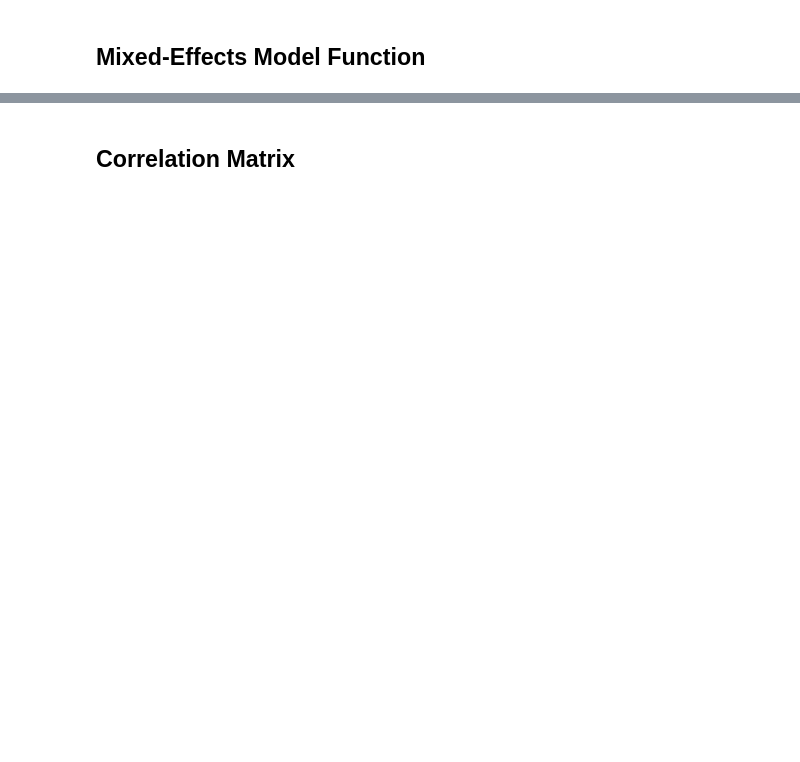
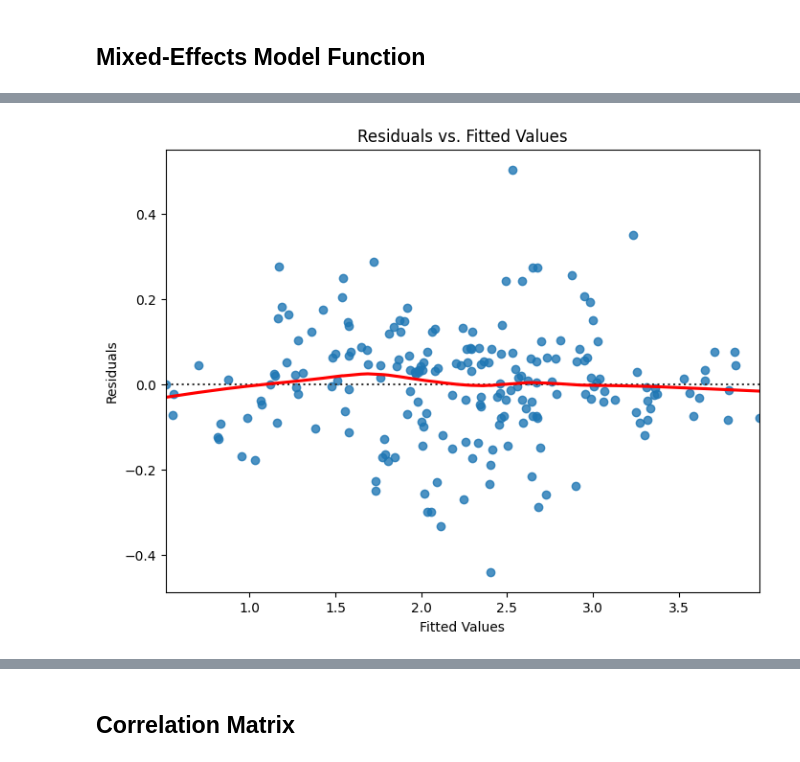
Before and after one commit to jaimebarran/fetal_brain_qc, a Jupyter notebook: notebooks/analyze_results.ipynb, the cells around one changed output, grey strips where cells are left out. Cells and saved outputs as stored; diff of their text form; code cells hidden in the pictures; blank space fills up the shorter version.

```diff
--- a/notebooks/analyze_results.ipynb
+++ b/notebooks/analyze_results.ipynb
@@ -426,0 +296,98 @@ plot_residuals(final_model, all_data)
+# %%
+# --- Model Fitting and Comparison Linear Mixed-Effects Model---
+# Full Model
+print("--- Trying Full Model (with Rater RE) ---")
+
+# Use the fit_mixed_model function
+result_full = fit_mixed_model(all_data, "rating ~ blur + noise + motion + bgair", groups="sub", re_formula="~rater")
+
+if result_full is not None:
+    print(result_full.summary())
+    full_model_converged = True
+else:
+    full_model_converged = False
+
+
+# 2. Simplified Model (no rater random effect) - Always fit this for comparison
+print("\n--- Trying Simplified Model (No Rater RE) ---")
+# Use the fit_mixed_model function (without re_formula)
+result_simple = fit_mixed_model(all_data, "rating ~ blur + noise + motion + bgair", groups="sub")
+
+if result_simple is not None:
+    print(result_simple.summary())
+
+
+# 3. Likelihood Ratio Test (ONLY if the full model converged AND simplified model converged)
+if full_model_converged and result_simple is not None:
+    lrt, p_value = likelihood_ratio_test(result_full, result_simple)
+    if lrt is not None:  # Check if LRT was successful
+        print(f"\nLikelihood Ratio Test: LRT = {lrt:.3f}, p-value = {p_value:.4f}")
+
+        # Choose the best model based on LRT AND convergence
+        if p_value > 0.05:
+            print("\nUse the simplified model (no rater random effect).")
+            final_model = result_simple
+        else:
+            print("\nUse the full model (with rater random effect).")
+            final_model = result_full
+    else:
+        print("\nLRT failed. Using simplified model.")
+        final_model = result_simple # Use simplified model if LRT failed
+elif result_simple is not None:  # Simplified model converged, but full didn't
+    print("\nFull model did not converge. Using simplified model.")
+    final_model = result_simple  # Use the simplified model if the full model failed
+else: # Neither model converged
+    print("\nNeither model converged. No final model available.")
+    final_model = None
+
+if final_model is not None:
+    print("\n--- Final Model Summary ---")
+    print(final_model.summary())
+
+    # --- Interpretation and Predominant Artifact(s) ---
+    print("\n--- Interpretation and Predominant Artifact(s) ---")
+
+    significant_artifacts = []
+    for name, pval in final_model.pvalues.items():
+        if name in ['blur', 'noise', 'motion', 'bgair'] and pval < 0.05:
+            significant_artifacts.append((name, final_model.params[name]))
+
+    if significant_artifacts:
+        significant_artifacts.sort(key=lambda x: abs(x[1]), reverse=True)
+        print("Significant artifacts (in order of influence):")
+        for name, coef in significant_artifacts:
+            print(f"  - {name}: Coefficient = {coef:.3f}")
+        predominant_artifact = significant_artifacts[0][0]
+        print(f"\nThe predominant artifact is: {predominant_artifact}")
+    else:
+        print("No artifacts have a statistically significant effect on rating.")
+
+    # --- Model Diagnostics (for the final model) ---
+    # Residuals vs. Fitted Values
+    plt.figure(figsize=(8, 6))
+    sns.residplot(x=final_model.fittedvalues, y=final_model.resid, lowess=True, line_kws={'color': 'red'})
+    plt.xlabel("Fitted Values")
+    plt.ylabel("Residuals")
+    plt.title("Residuals vs. Fitted Values")
+    plt.show()
+
+    # Q-Q Plot of Residuals
+    plt.figure(figsize=(8, 6))
+    stats.probplot(final_model.resid, dist="norm", plot=plt)
+    plt.title("Q-Q Plot of Residuals")
+    plt.show()
+
+    # Residuals vs. Predictors
+    for predictor in ['blur', 'noise', 'motion', 'bgair']:
+        if predictor in all_data.columns:  # Check if predictor exists
+            plt.figure(figsize=(8, 6))
+            sns.residplot(x=all_data[predictor], y=final_model.resid, lowess=True, line_kws={'color': 'red'})
+            plt.xlabel(predictor)
+            plt.ylabel("Residuals")
+            plt.title(f"Residuals vs. {predictor}")
+            plt.show()
+        else:
+            print(f"Predictor '{predictor}' not found in data. Skipping plot.")
+else:
+    print("\nNo final model available for diagnostics.")
+# %% [output]
@@ -426,0 +416 @@ plot_residuals(final_model, all_data)
+[figure, added]
```
Also changed, not shown: parts of 16 cells of this notebook.
